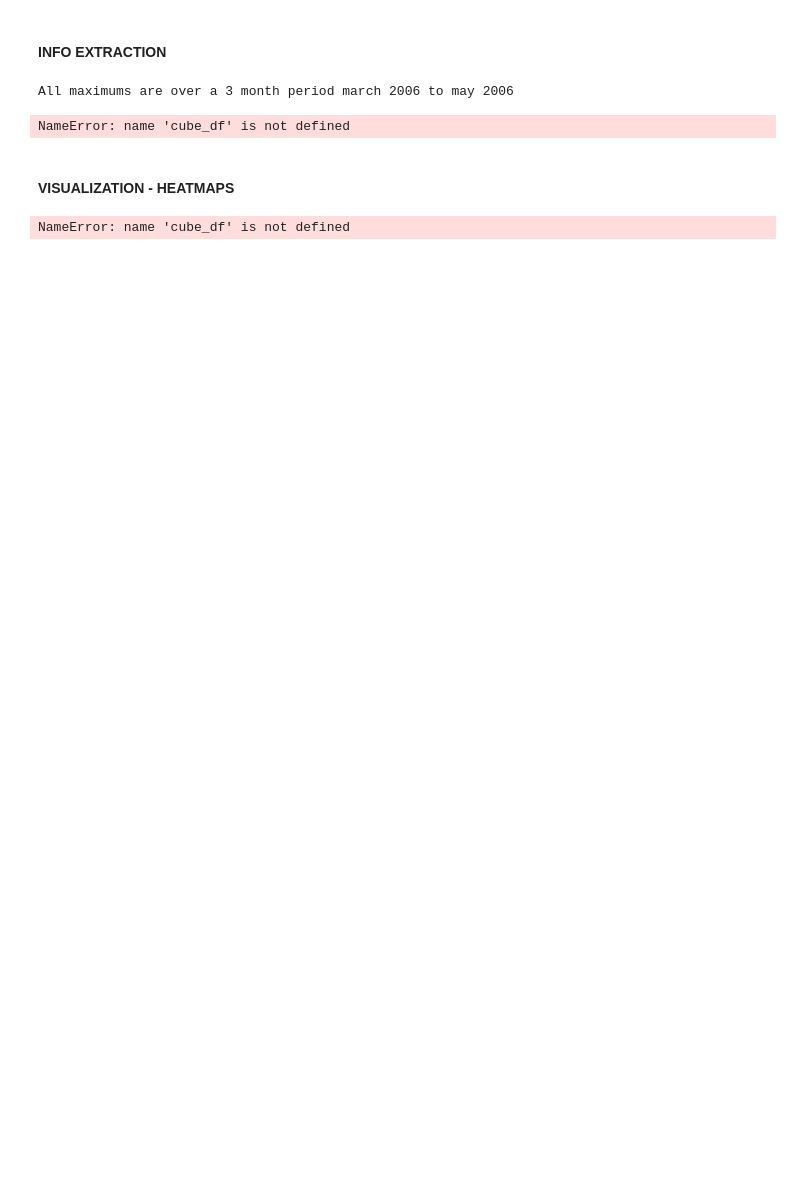
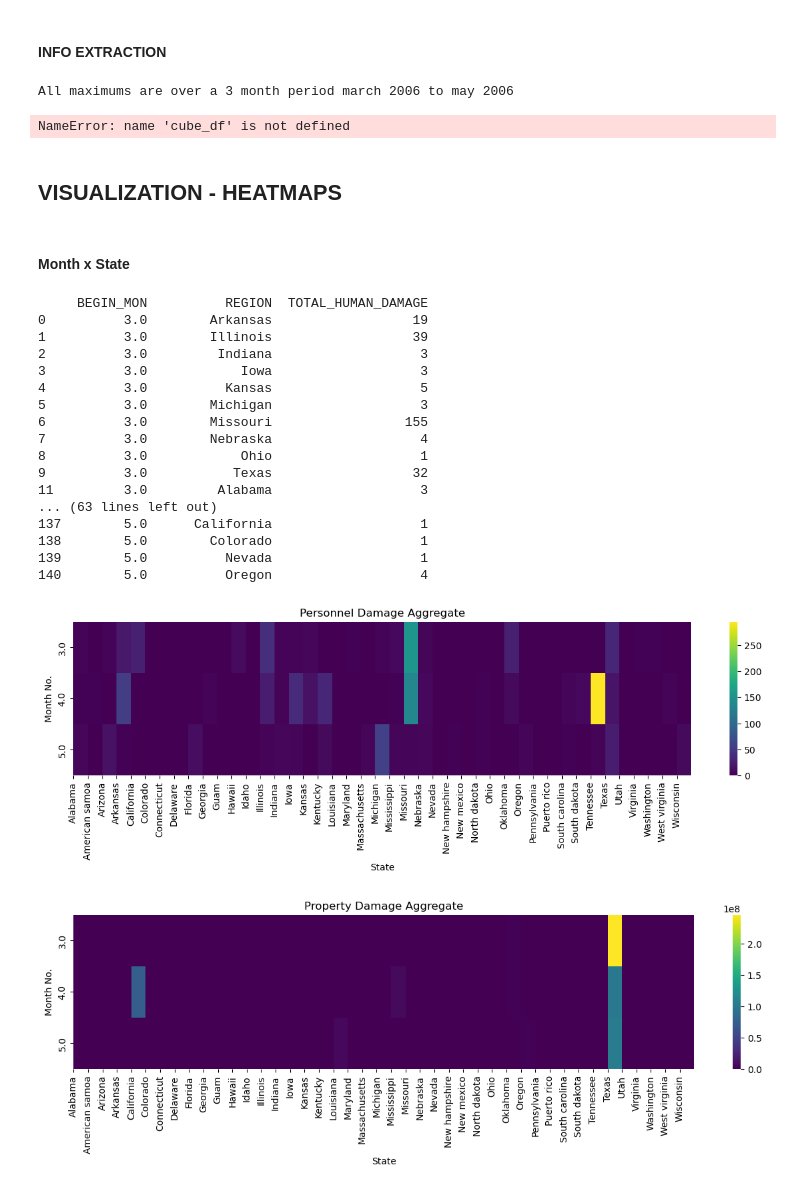
Before and after one commit to chandlerNick/BHT_BI_WiSe2425, a Jupyter notebook: Task1/Code/MostImpactfulEvents.ipynb, the cells around one changed output. Drawn from its saved outputs; the diff is of its cells as text; code cells hidden in the pictures; blank space fills up the shorter version.

```diff
--- a/Task1/Code/MostImpactfulEvents.ipynb
+++ b/Task1/Code/MostImpactfulEvents.ipynb
@@ -480,42 +474,63 @@ print("\n\nDamage Totals:\n", cube_df.loc[pd.isna(cube_df['REGION'])].loc[pd.isn
 All maximums are over a 3 month period march 2006 to may 2006
 NameError: name 'cube_df' is not defined
 # %% [markdown]
-#### VISUALIZATION - HEATMAPS
+## VISUALIZATION - HEATMAPS
+# %% [markdown]
+#### Month x State
 # %%
 # Take cube df, create a heatmap for personel damage and property damage
 import matplotlib.pyplot as plt
 import seaborn as sns
 
 
-print(cube_df.dropna())
+print(cube_df.dropna()[['BEGIN_MON', 'REGION', 'TOTAL_HUMAN_DAMAGE']])
 
 # Human damage heatmap
-human_heatmap_data = cube_df.dropna().pivot('BEGIN_MON', 'REGION', 'TOTAL_HUMAN_DAMAGE')
+human_heatmap_data = cube_df.dropna()[['BEGIN_MON', 'REGION', 'TOTAL_HUMAN_DAMAGE']].pivot(index='BEGIN_MON', columns='REGION', values='TOTAL_HUMAN_DAMAGE').fillna(0)
 plt.figure(figsize=(15, 3))
+
 sns.heatmap(human_heatmap_data, cmap="viridis")
 
 plt.title("Personnel Damage Aggregate")
-plt.xlabel("Region")
+plt.xlabel("State")
 plt.ylabel("Month No.")
 
 tick_positions = range(len(human_heatmap_data.columns))
 plt.xticks(ticks=tick_positions, labels=human_heatmap_data.columns, rotation=90)
-plt.savefig("personnel_heatmap_plot.png", format="png", bbox_inches="tight")  # Save as PNG
+plt.savefig("personnel_heatmap_state_plot.png", format="png", bbox_inches="tight")  # Save as PNG
 plt.show()
 
 
 # Non human damage heatmap
-non_human_heatmap_data = cube_df.dropna().pivot('BEGIN_MON', 'REGION', 'TOTAL_NON_HUMAN_DAMAGE')
+non_human_heatmap_data = cube_df.dropna().pivot(index='BEGIN_MON', columns='REGION', values='TOTAL_NON_HUMAN_DAMAGE').fillna(0)
 plt.figure(figsize=(15, 3))
 sns.heatmap(non_human_heatmap_data, cmap="viridis")
 
 plt.title("Property Damage Aggregate")
-plt.xlabel("Region")
+plt.xlabel("State")
 plt.ylabel("Month No.")
 
 tick_positions = range(len(non_human_heatmap_data.columns))
 plt.xticks(ticks=tick_positions, labels=non_human_heatmap_data.columns, rotation=90)
-plt.savefig("property_heatmap_plot.png", format="png", bbox_inches="tight")  # Save as PNG
+plt.savefig("property_heatmap_state_plot.png", format="png", bbox_inches="tight")  # Save as PNG
 plt.show()
 # %% [output]
-NameError: name 'cube_df' is not defined
+     BEGIN_MON          REGION  TOTAL_HUMAN_DAMAGE
+0          3.0        Arkansas                  19
+1          3.0        Illinois                  39
+2          3.0         Indiana                   3
+3          3.0            Iowa                   3
+4          3.0          Kansas                   5
+5          3.0        Michigan                   3
+6          3.0        Missouri                 155
+7          3.0        Nebraska                   4
+8          3.0            Ohio                   1
+9          3.0           Texas                  32
+11         3.0         Alabama                   3
+... (63 lines left out)
+137        5.0      California                   1
+138        5.0        Colorado                   1
+139        5.0          Nevada                   1
+140        5.0          Oregon                   4
+[figure, added]
+[figure, added]
```
Also changed, not shown: parts of 7 cells of this notebook, 9 other files.
